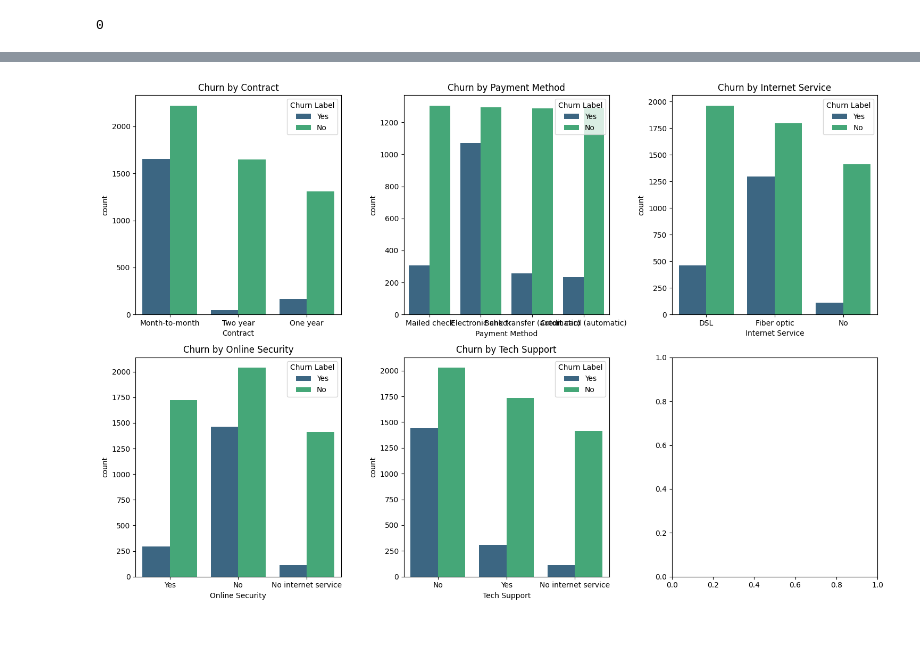
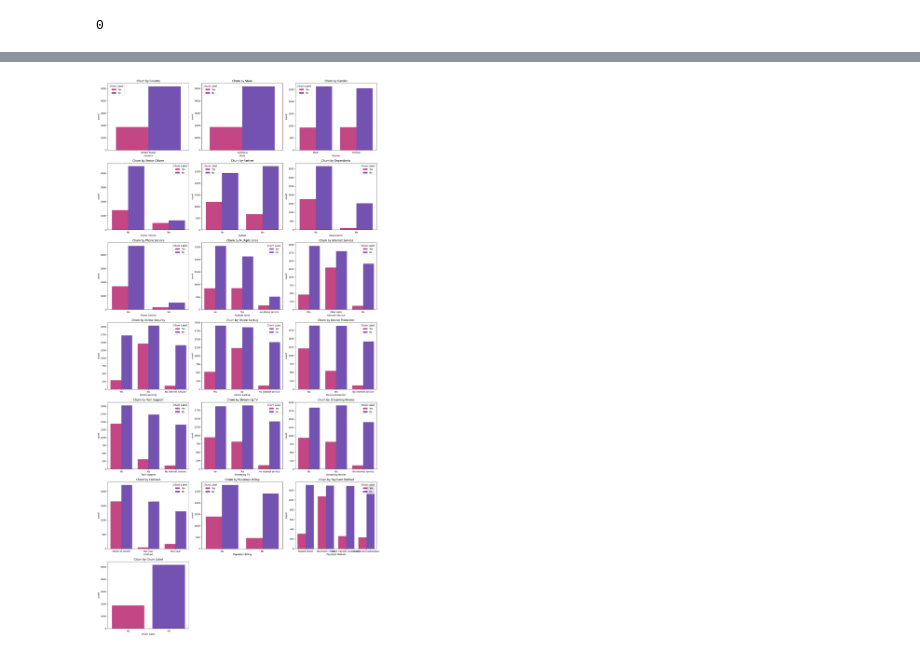
Before and after one commit to amharringthon/IBM-Telco-Churn-Prediction, a Jupyter notebook: Telecom_Churn_EDA_Model.ipynb, the cells around one changed output, grey strips where cells are left out. Cells and saved outputs as stored; diff of their text form; code cells hidden in the pictures.

```diff
--- a/Telecom_Churn_EDA_Model.ipynb
+++ b/Telecom_Churn_EDA_Model.ipynb
@@ -156,14 +165,39 @@ Passing `palette` without assigning `hue` is deprecated and will be removed in v
-# %%
-# Define categorical columns to analyze
-categorical_cols = ["Contract", "Payment Method", "Internet Service", "Online Security", "Tech Support"]
-
-fig, axes = plt.subplots(2, 3, figsize=(15,10))
-
-for i, col in enumerate(categorical_cols):
-    sns.countplot(x=col, hue="Churn Label", data=df, ax=axes[i//3, i%3], palette="viridis")
-    axes[i//3, i%3].set_title(f"Churn by {col}")
-
-plt.tight_layout()
-plt.show()
-# %% [output]
-[figure, removed]
+# %%
+import matplotlib.pyplot as plt
+import seaborn as sns
+
+# Define a pink/purple color theme
+custom_palette = ["#D63384", "#6F42C1"]  # Pink and Purple
+
+# Select categorical columns (excluding those with too many unique values)
+categorical_cols = df.select_dtypes(include=["object"]).columns.tolist()
+
+# Filter out high-cardinality columns (more than 20 unique values)
+categorical_cols = [col for col in categorical_cols if df[col].nunique() <= 20]
+
+# Define the number of rows and columns for the subplot grid dynamically
+num_plots = len(categorical_cols)
+rows = (num_plots // 3) + (num_plots % 3 > 0)  # Ensure enough rows
+cols = min(3, num_plots)  # Max 3 columns
+
+# Create subplots dynamically based on number of categorical variables
+fig, axes = plt.subplots(rows, cols, figsize=(18, rows * 5))  # Adjust size dynamically
+axes = axes.flatten()
+
+# Plot countplots for each categorical column with custom colors
+for i, col in enumerate(categorical_cols):
+    sns.countplot(x=col, hue="Churn Label", data=df, ax=axes[i], palette=custom_palette)
+    axes[i].set_title(f"Churn by {col}", fontsize=12)  # Pink title
+
+    # Rotate labels for better readability if too many categories
+    if df[col].nunique() > 5:
+        axes[i].set_xticklabels(axes[i].get_xticklabels(), rotation=45, ha="right")
+
+# Hide any unused subplots
+for j in range(i + 1, len(axes)):
+    fig.delaxes(axes[j])
+
+plt.tight_layout()
+plt.show()
+# %% [output]
+[figure, added]
```
Also changed, not shown: parts of 6 cells of this notebook.
